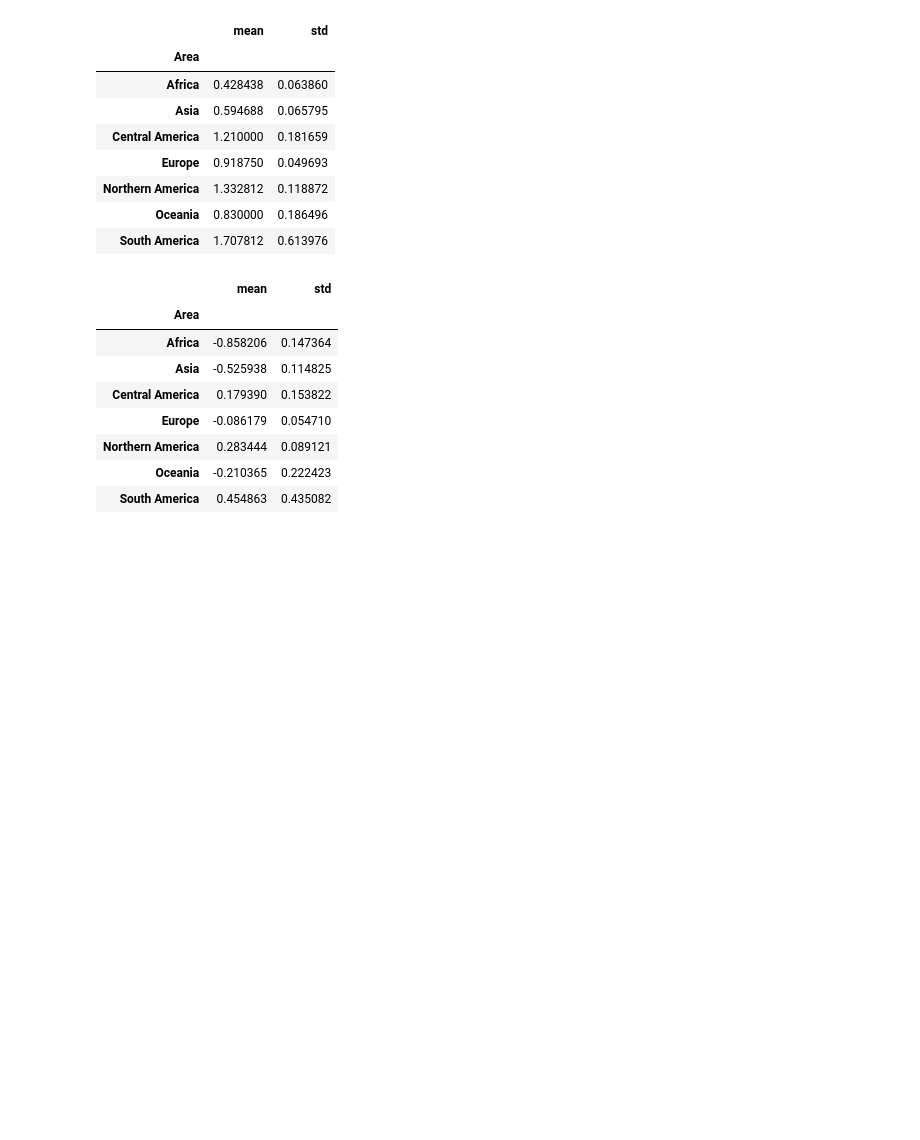
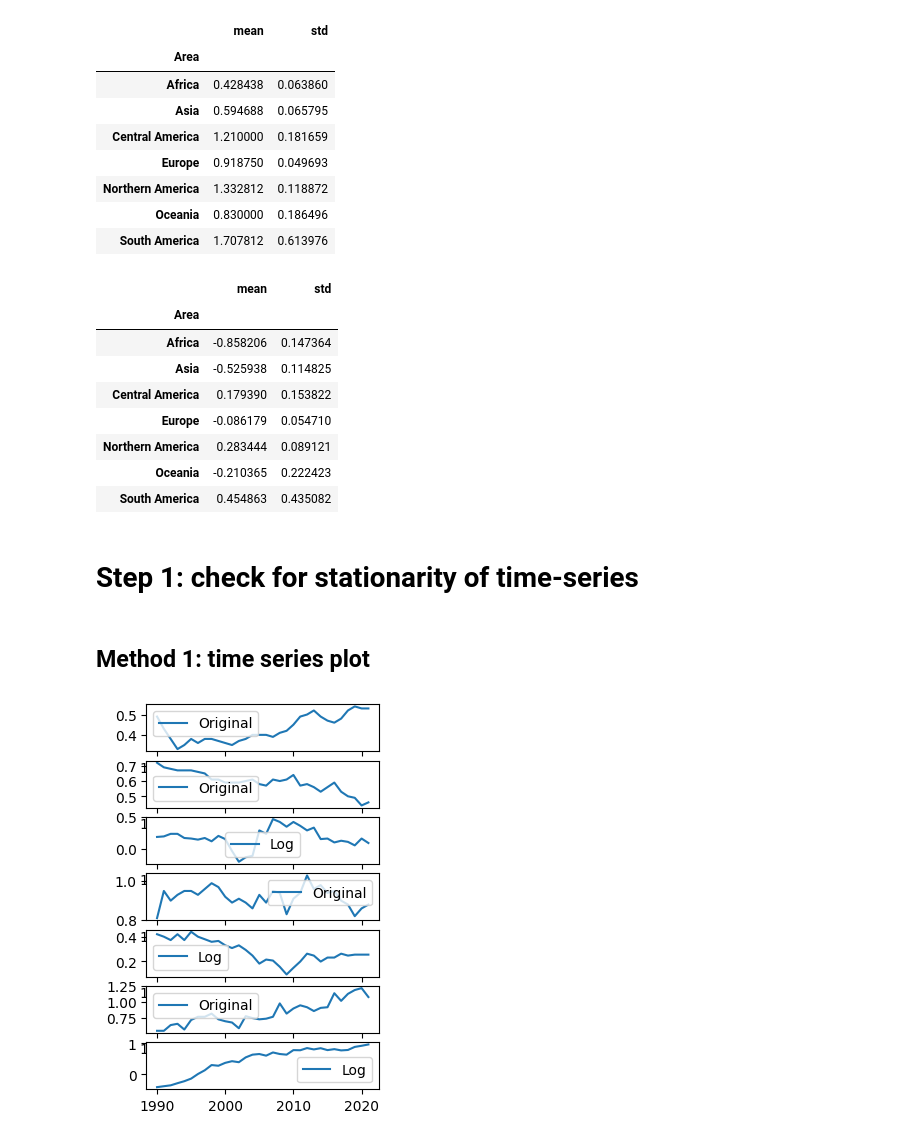
Before and after one commit to TaufiqIslamProtick/pesticide-data-analysis, a Jupyter notebook: source.ipynb, the cells around one changed output. Saved outputs shown, nothing was run; the diff lists cells and outputs as text; code cells hidden in the pictures; blank space fills up the shorter version.

Commit message:
Added the first method for step 1

```diff
--- a/source.ipynb
+++ b/source.ipynb
@@ -305,3 +305,21 @@ log_stats
 # low variance:       orgn    orgn  ? = log          ? = orgn ? = log           ? = orgn     ? = log
 # %%
 choosinglogvalue = [0, 0, 1, 0, 1, 0, 1]
+# %% [markdown]
+# Step 1: check for stationarity of time-series
+# %% [markdown]
+## Method 1: time series plot
+# %%
+fig, axs = plt.subplots(len(listofdfs),1, figsize=(3,5))
+for i in range(len(listofdfs)):
+    temp = listofdfs[i]
+    label = temp['Area'].unique()[0]
+    if choosinglogvalue[i] == 0:
+        axs[i].plot(temp['Year'], temp['Value'], label = "Original")
+    else:
+        axs[i].plot(temp['Year'], temp['Logvalue'], label = "Log")
+
+
+    axs[i].legend()
+# %% [output]
+[figure, added]
```
